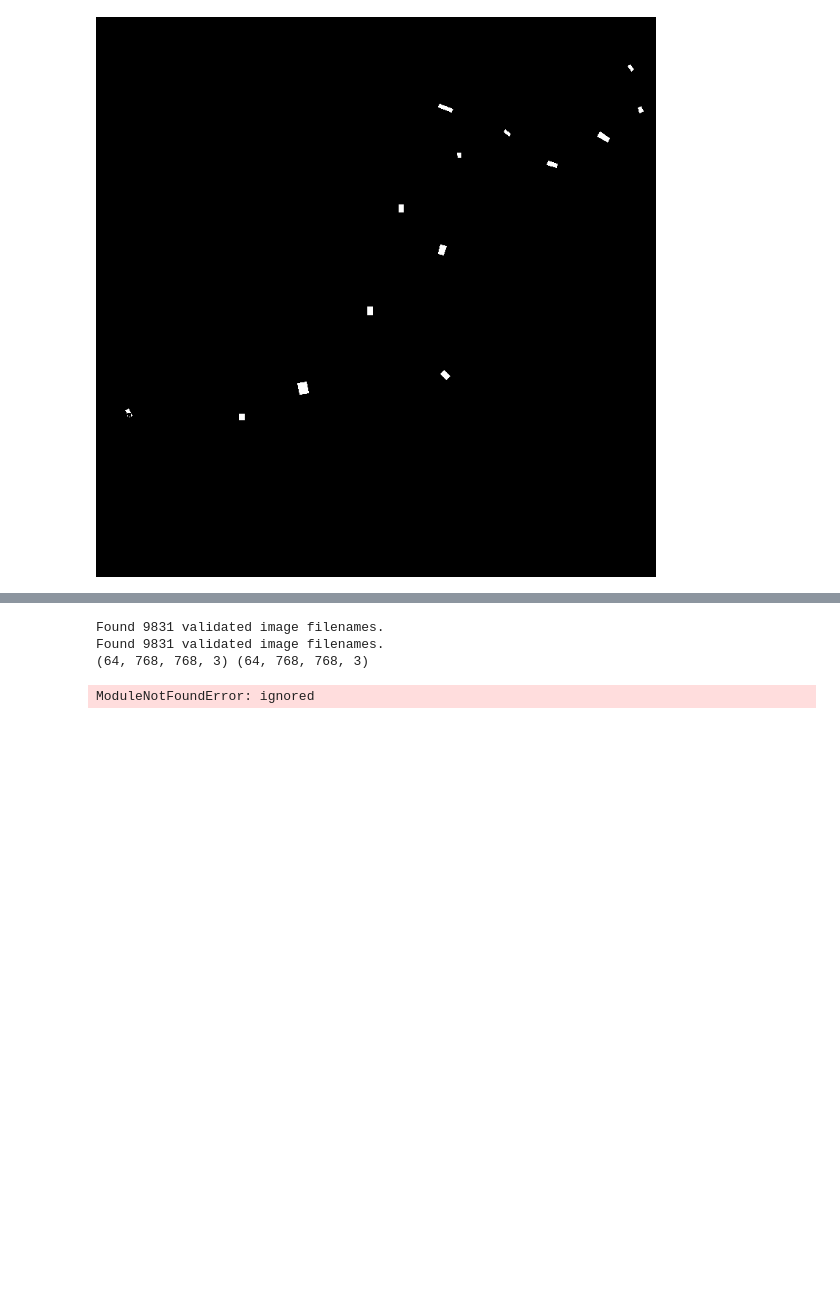
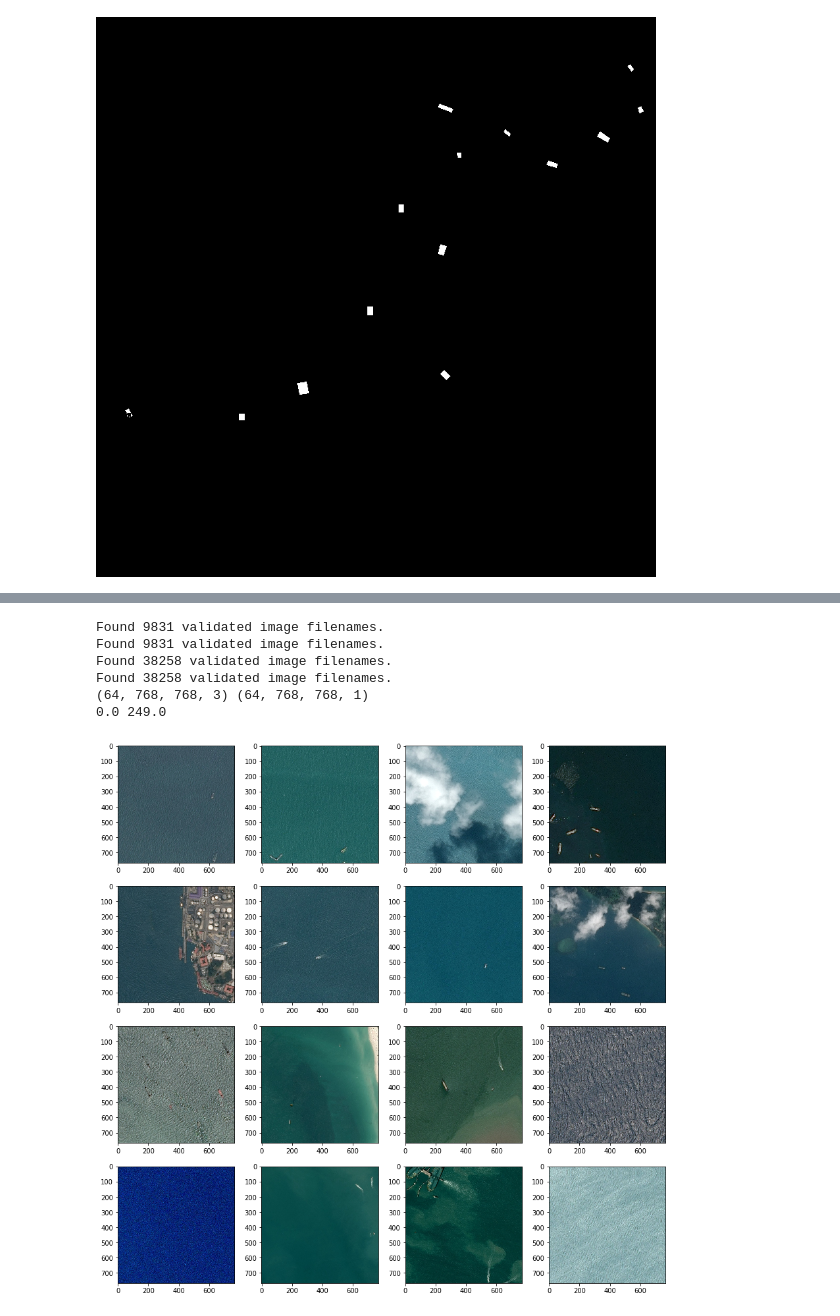
Before and after one commit to SaumilShah-7/Airbus-Ship-Detection-Challenge-Kaggle, a Jupyter notebook: Airbus_Ship_Detection.ipynb, the cells around one changed output, grey strips where cells are left out. Cells and saved outputs as stored; diff of their text form; code cells hidden in the pictures; blank space fills up the shorter version.

```diff
--- a/Airbus_Ship_Detection.ipynb
+++ b/Airbus_Ship_Detection.ipynb
@@ -249,52 +245,46 @@ for name in test_df['ImageId']:
 # %%
 train_datagen = ImageDataGenerator(rotation_range=45, width_shift_range=0.1, height_shift_range=0.1, brightness_range=(0.9, 1.1),
                                    shear_range=0.01, zoom_range=0.1, fill_mode='reflect', horizontal_flip=True,
                                    vertical_flip=True)
 
 test_datagen = ImageDataGenerator()
 
+bs = 64
 SEED = 7
 
 train_generator = train_datagen.flow_from_dataframe(dataframe=balanced_train_df, directory='train', x_col='ImageId',
                                                     target_size=(image_height, image_width), batch_size=bs, class_mode=None, seed=SEED)
 
 mask_train_generator = train_datagen.flow_from_dataframe(dataframe=balanced_train_df, directory='mask', x_col='ImageId',
-                                                    target_size=(image_height, image_width), batch_size=bs, class_mode=None, seed=SEED)
+                                                    target_size=(image_height, image_width), color_mode='grayscale', batch_size=bs, class_mode=None, seed=SEED)
 
 test_generator = test_datagen.flow_from_dataframe(dataframe=test_df, directory='train', x_col='ImageId',
                                                     target_size=(image_height, image_width), batch_size=test_df.shape[0], class_mode=None, seed=SEED)
 
 mask_test_generator = test_datagen.flow_from_dataframe(dataframe=test_df, directory='mask', x_col='ImageId',
-                                                    target_size=(image_height, image_width), batch_size=test_df.shape[0], class_mode=None, seed=SEED)
+                                                    target_size=(image_height, image_width), color_mode='grayscale', batch_size=test_df.shape[0], class_mode=None, seed=SEED)
 
 TRAIN_GENERATOR = zip(train_generator, mask_train_generator)
 TEST_GENERATOR = zip(test_generator, mask_test_generator)
 
-bs = 64
+x_train, y_train = next(TRAIN_GENERATOR)
+print(x_train.shape, y_train.shape)
 
-# x_train, y_train = next(TRAIN_GENERATOR)
-# print(x_train.shape, y_train.shape)
+fig1 = plt.figure(figsize=(15, 15))
+for i in range(1, 17):
+  fig1.add_subplot(4, 4, i)
+  plt.imshow(x_train[i].astype(int))
 
-# # fig1 = plt.figure(figsize=(15, 15))
-# # for i in range(1, 17):
-# #   fig1.add_subplot(4, 4, i)
-# #   plt.imshow(x_train[i].astype(int))
-# # plt.show()
-
-# from skimage.segmentation import mark_boundaries
-# from skimage.util.montage import montage2d
-# montage_rgb = lambda x: np.stack([montage2d(x[:, :, :, i]) for i in range(x.shape[3])], -1)
-
-# fig2 = plt.figure(figsize=(15, 15))
-# for i in range(1, 17):
-#   fig2.add_subplot(4, 4, i)
-#   plt.imshow(mark_boundaries(montage_rgb(x_train[i]), montage2d(y_train[i].astype(int))))
-# plt.show()
+print(y_train[4].min(), y_train[4].max())
+plt.show()
 # %% [output]
 Found 9831 validated image filenames.
 Found 9831 validated image filenames.
-(64, 768, 768, 3) (64, 768, 768, 3)
+Found 38258 validated image filenames.
+Found 38258 validated image filenames.
+(64, 768, 768, 3) (64, 768, 768, 1)
+0.0 249.0
-ModuleNotFoundError: ignored
+[figure, added]
 # %%
 model.compile(optimizer='adam', loss='binary_crossentropy', metrics=['accuracy'])
 mc = ModelCheckpoint('best_model.h5', monitor='val_accuracy', mode='max', verbose=1, save_best_only=True)
```
Also changed, not shown: parts of 5 cells of this notebook.
